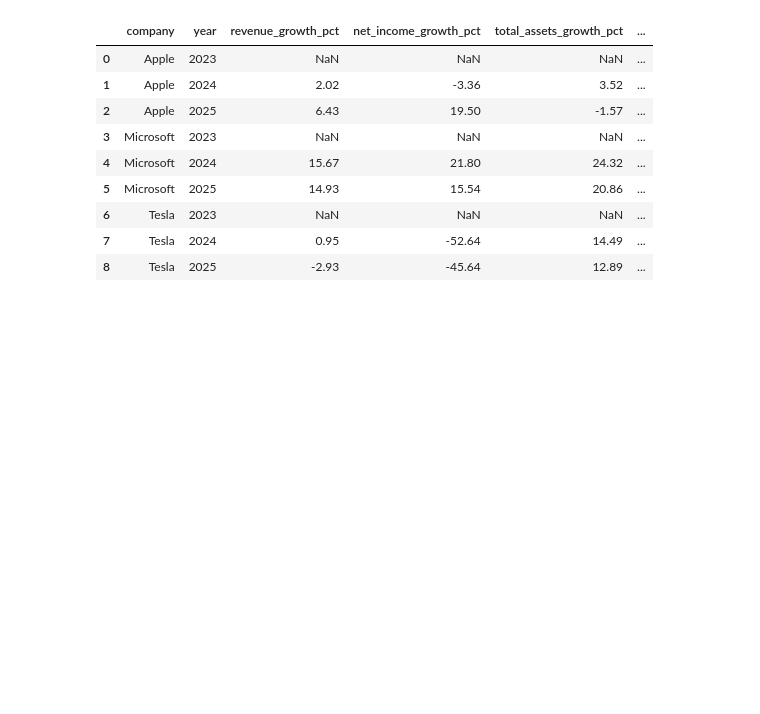
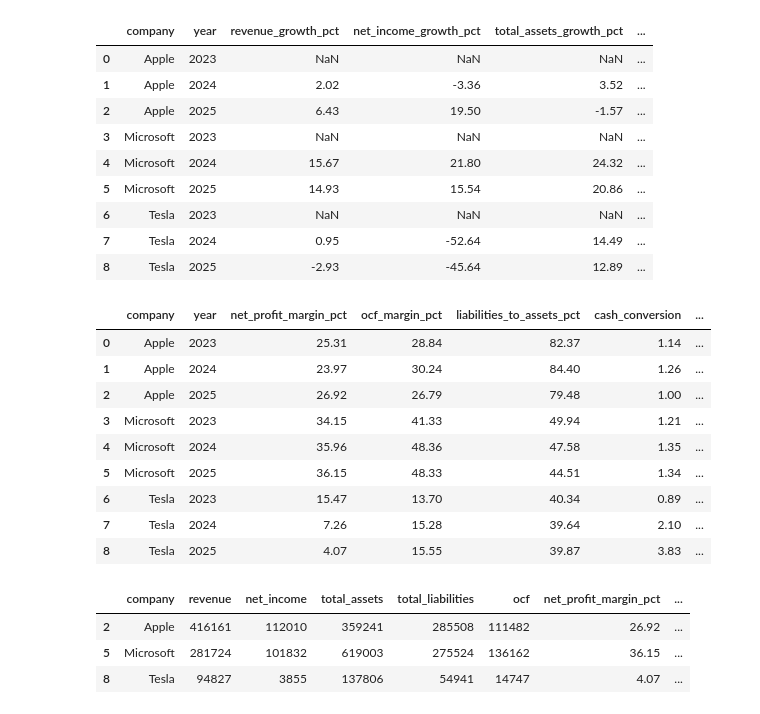
Before and after one commit to ravvi0li/BCG-Forage, a Jupyter notebook: financial_analysis.ipynb, the cells around one changed output. Drawn from its saved outputs; the diff is of its cells as text; code cells hidden in the pictures; blank space fills up the shorter version.

```diff
--- a/financial_analysis.ipynb
+++ b/financial_analysis.ipynb
@@ -142,3 +142,82 @@ df[growth_columns].round(2)
 | 6 | Tesla | 2023 | NaN | NaN | NaN | ... |
 | 7 | Tesla | 2024 | 0.95 | -52.64 | 14.49 | ... |
 | 8 | Tesla | 2025 | -2.93 | -45.64 | 12.89 | ... |
+# %%
+# Calculate financial ratios
+
+# 1. Net Profit Margin (%)
+df["net_profit_margin_pct"] = (
+    df["net_income"] / df["revenue"] * 100
+)
+
+# 2. Operating Cash Flow Margin (%)
+df["ocf_margin_pct"] = (
+    df["ocf"] / df["revenue"] * 100
+)
+
+# 3. Liabilities-to-Assets Ratio (%)
+df["liabilities_to_assets_pct"] = (
+    df["total_liabilities"] / df["total_assets"] * 100
+)
+
+# 4. Cash Conversion Ratio
+df["cash_conversion"] = (
+    df["ocf"] / df["net_income"]
+)
+
+# 5. Shareholders' Equity (simplified)
+df["equity"] = (
+    df["total_assets"] - df["total_liabilities"]
+)
+
+# Display results
+ratio_columns = [
+    "company",
+    "year",
+    "net_profit_margin_pct",
+    "ocf_margin_pct",
+    "liabilities_to_assets_pct",
+    "cash_conversion",
+    "equity"
+]
+
+df[ratio_columns].round(2)
+# %% [output]
+|  | company | year | net_profit_margin_pct | ocf_margin_pct | liabilities_to_assets_pct | cash_conversion | ... |
+| 0 | Apple | 2023 | 25.31 | 28.84 | 82.37 | 1.14 | ... |
+| 1 | Apple | 2024 | 23.97 | 30.24 | 84.40 | 1.26 | ... |
+| 2 | Apple | 2025 | 26.92 | 26.79 | 79.48 | 1.00 | ... |
+| 3 | Microsoft | 2023 | 34.15 | 41.33 | 49.94 | 1.21 | ... |
+| 4 | Microsoft | 2024 | 35.96 | 48.36 | 47.58 | 1.35 | ... |
+| 5 | Microsoft | 2025 | 36.15 | 48.33 | 44.51 | 1.34 | ... |
+| 6 | Tesla | 2023 | 15.47 | 13.70 | 40.34 | 0.89 | ... |
+| 7 | Tesla | 2024 | 7.26 | 15.28 | 39.64 | 2.10 | ... |
+| 8 | Tesla | 2025 | 4.07 | 15.55 | 39.87 | 3.83 | ... |
+# %%
+# Compare the companies in FY2025
+
+latest_year = df["year"].max()
+
+comparison = df[df["year"] == latest_year][[
+    "company",
+    "revenue",
+    "net_income",
+    "total_assets",
+    "total_liabilities",
+    "ocf",
+    "net_profit_margin_pct",
+    "liabilities_to_assets_pct"
+]]
+
+# Rank companies by revenue
+comparison = comparison.sort_values(
+    by="revenue",
+    ascending=False
+)
+
+comparison.round(2)
+# %% [output]
+|  | company | revenue | net_income | total_assets | total_liabilities | ocf | net_profit_margin_pct | ... |
+| 2 | Apple | 416161 | 112010 | 359241 | 285508 | 111482 | 26.92 | ... |
+| 5 | Microsoft | 281724 | 101832 | 619003 | 275524 | 136162 | 36.15 | ... |
+| 8 | Tesla | 94827 | 3855 | 137806 | 54941 | 14747 | 4.07 | ... |
```
Also changed, not shown: parts of 4 cells of this notebook, 2 other files.
